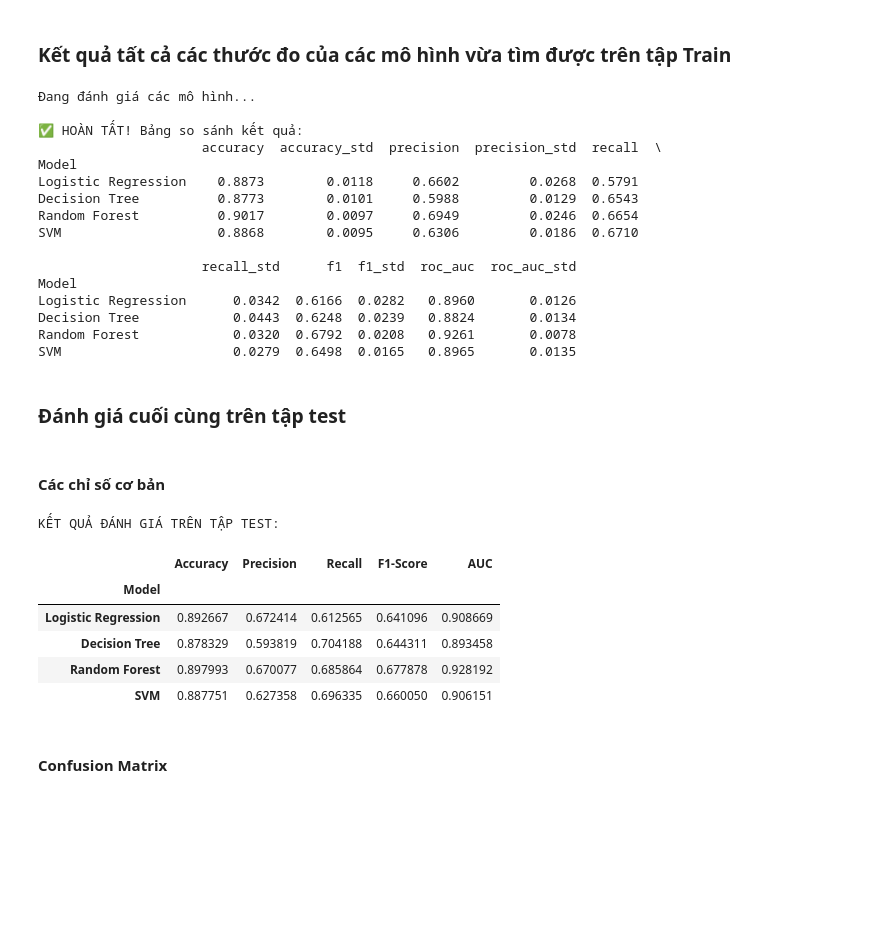
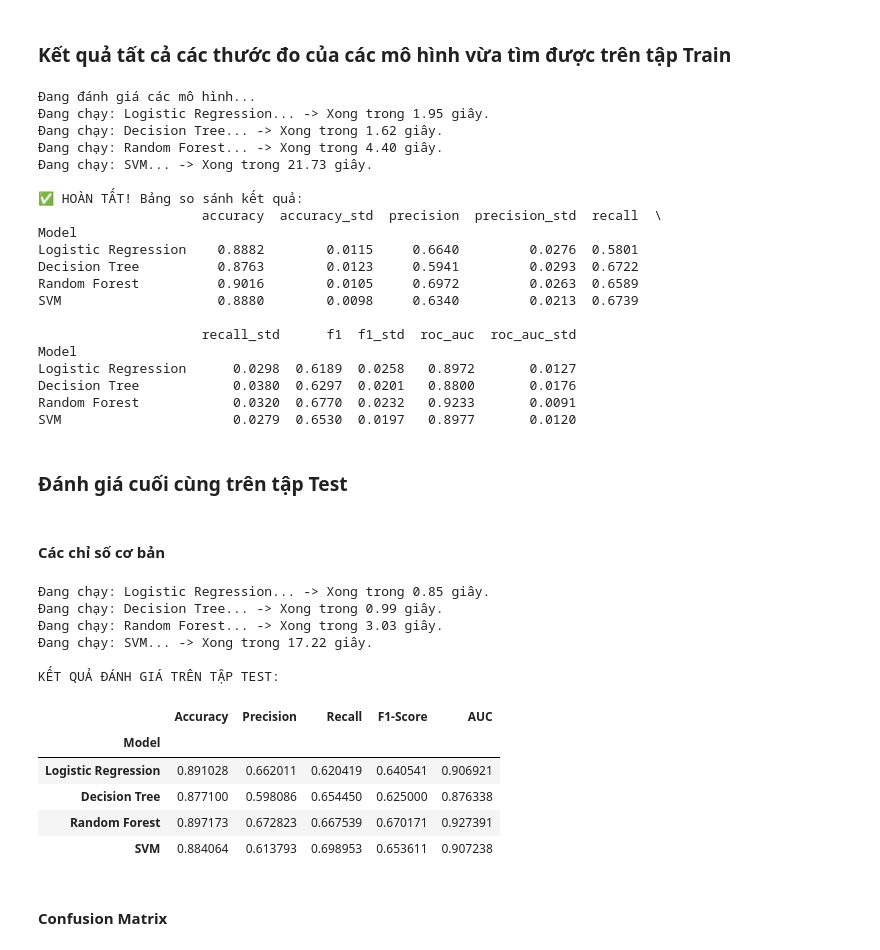
Before and after one commit to phnguyen-hub/11224830_Pham-Hanh-Nguyen, a Jupyter notebook: 11224830_Pham Hanh Nguyen.ipynb, the cells around one changed output. Drawn from its saved outputs; the diff is of its cells as text; code cells hidden in the pictures; blank space fills up the shorter version.

```diff
--- a/11224830_Pham Hanh Nguyen.ipynb
+++ b/11224830_Pham Hanh Nguyen.ipynb
@@ -271,6 +268,0 @@ Name: count, dtype: int64
-# %%
-# Tạo các biến thời gian trung bình trên mỗi trang Administrative, Informational, ProductRelated (TPP = Time Per Page)
-df.insert(loc=6, column='Product_TPP', value=np.where(df.ProductRelated_Duration==0,0, df.ProductRelated_Duration / df.ProductRelated).round(2))
-df.insert(loc=4, column='Informational_TPP', value=np.where(df.Informational_Duration==0,0, df.Informational_Duration / df.Informational).round(2))
-df.insert(loc=2, column='Administrative_TPP', value=np.where(df.Administrative_Duration==0,0, df.Administrative_Duration / df.Administrative).round(2))
-df.head()
@@ -285,9 +269,9 @@ df.head()
 # %%
 # Xác định danh sách các cột
 nominal_features = ["Month", "VisitorType", "Weekend", "OperatingSystems", "Browser", "Region", "TrafficType", "SpecialDay"]
-numeric_features = ["Administrative", "Administrative_Duration", "Administrative_TPP", "Informational",
-                    "Informational_Duration", "Informational_TPP", "ProductRelated", "ProductRelated_Duration",
-                    "Product_TPP", "BounceRates", "ExitRates", "PageValues"]
+numeric_features = ["Administrative", "Administrative_Duration", "Informational",
+                    "Informational_Duration", "ProductRelated", "ProductRelated_Duration",
+                    "BounceRates", "ExitRates", "PageValues"]
 
 print(len(nominal_features))
 print(len(numeric_features))
@@ -646,8 +627,8 @@ Fitting 5 folds for each of 24 candidates, totalling 120 fits
 # 1. Chuẩn bị danh sách các mô hình
 final_models = {
     'Logistic Regression': LogisticRegression(max_iter=2000, C=0.01, solver='liblinear', class_weight=None, random_state=42),
-    'Decision Tree': DecisionTreeClassifier(max_depth=10, min_samples_leaf=10, criterion='gini', random_state=42),
-    'Random Forest': RandomForestClassifier(n_estimators=200, min_samples_leaf=1, max_depth=20, criterion='entropy', random_state=42),
+    'Decision Tree': DecisionTreeClassifier(max_depth=10, min_samples_leaf=5, criterion='entropy', random_state=42),
+    'Random Forest': RandomForestClassifier(n_estimators=100, min_samples_leaf=5, max_depth=None, criterion='gini', random_state=42),
     'SVM': SVC(C=100, kernel='rbf', gamma='scale', probability=True, random_state=42)
 }
 
@@ -664,6 +645,11 @@ results_df = pd.DataFrame()
 print("Đang đánh giá các mô hình...")
 
 for name, model in final_models.items():
+    model_fresh = clone(model)
+    over_fresh = clone(over)
+    under_fresh = clone(under)
+    preprocessor_fresh = clone(preprocessor)
+
     pipe = Pipeline(steps=[
         ('preprocessor', preprocessor),
         ('oversample', over),
@@ -671,7 +657,16 @@ for name, model in final_models.items():
         ('model', model)
     ])
 
+    print(f"Đang chạy: {name}...", end=" ")
+
+    start_time = time.time() # Bấm giờ
+
     cv_results = cross_validate(pipe, X_train, y_train, cv=cv, scoring=scoring, n_jobs=-1)
+
+    end_time = time.time()
+    duration = end_time - start_time # Kết thúc bấm giờ
+
+    print(f"-> Xong trong {duration:.2f} giây.") # In thời gian chạy
 
     row_result = {'Model': name}
     for metric in scoring:
@@ -686,7 +681,7 @@ for name, model in final_models.items():
 
 print("\n✅ HOÀN TẤT! Bảng so sánh kết quả:")
 
-# 5. Hiển thị bảng kết quả (Sắp xếp theo F1-score giảm dần)
+# 5. Hiển thị bảng kết quả
 # Set index là tên Model
 final_table = results_df.set_index('Model')
 
@@ -701,23 +696,27 @@ for metric in scoring:
 print(final_table[display_cols].round(4))
 # %% [output]
 Đang đánh giá các mô hình...
+Đang chạy: Logistic Regression... -> Xong trong 1.95 giây.
+Đang chạy: Decision Tree... -> Xong trong 1.62 giây.
+Đang chạy: Random Forest... -> Xong trong 4.40 giây.
+Đang chạy: SVM... -> Xong trong 21.73 giây.
 
 ✅ HOÀN TẤT! Bảng so sánh kết quả:
                      accuracy  accuracy_std  precision  precision_std  recall  \
 Model
-Logistic Regression    0.8873        0.0118     0.6602         0.0268  0.5791
-Decision Tree          0.8773        0.0101     0.5988         0.0129  0.6543
-Random Forest          0.9017        0.0097     0.6949         0.0246  0.6654
-SVM                    0.8868        0.0095     0.6306         0.0186  0.6710
+Logistic Regression    0.8882        0.0115     0.6640         0.0276  0.5801
+Decision Tree          0.8763        0.0123     0.5941         0.0293  0.6722
+Random Forest          0.9016        0.0105     0.6972         0.0263  0.6589
+SVM                    0.8880        0.0098     0.6340         0.0213  0.6739
 
                      recall_std      f1  f1_std  roc_auc  roc_auc_std
 Model
-Logistic Regression      0.0342  0.6166  0.0282   0.8960       0.0126
-Decision Tree            0.0443  0.6248  0.0239   0.8824       0.0134
-Random Forest            0.0320  0.6792  0.0208   0.9261       0.0078
-SVM                      0.0279  0.6498  0.0165   0.8965       0.0135
+Logistic Regression      0.0298  0.6189  0.0258   0.8972       0.0127
+Decision Tree            0.0380  0.6297  0.0201   0.8800       0.0176
+Random Forest            0.0320  0.6770  0.0232   0.9233       0.0091
+SVM                      0.0279  0.6530  0.0197   0.8977       0.0120
 # %% [markdown]
-### Đánh giá cuối cùng trên tập test
+### Đánh giá cuối cùng trên tập Test
 # %% [markdown]
 #### Các chỉ số cơ bản
 # %%
@@ -734,37 +733,51 @@ for name, model in final_models.items():
         ('oversample', over),
         ('undersample', under),
         ('model', model)
     ])
 
+    print(f"Đang chạy: {name}...", end=" ")
+
+    start_time = time.time() # Bấm giờ
+
     pipe.fit(X_train, y_train)
 
     y_pred = pipe.predict(X_test)
 
     y_prob = pipe.predict_proba(X_test)[:, 1]
 
     res = {
         'Model': name,
         'Accuracy': accuracy_score(y_test, y_pred),
         'Precision': precision_score(y_test, y_pred),
         'Recall': recall_score(y_test, y_pred),
         'F1-Score': f1_score(y_test, y_pred),
         'AUC': roc_auc_score(y_test, y_prob)
     }
 
+    end_time = time.time()
+    duration = end_time - start_time # Kết thúc bấm giờ
+
+    print(f"-> Xong trong {duration:.2f} giây.") # In thời gian chạy
+
     results_test.append(res)
 
 df_test_results = pd.DataFrame(results_test).set_index('Model')
 
 print("\nKẾT QUẢ ĐÁNH GIÁ TRÊN TẬP TEST:")
 display(df_test_results)
 # %% [output]
+Đang chạy: Logistic Regression... -> Xong trong 0.85 giây.
+Đang chạy: Decision Tree... -> Xong trong 0.99 giây.
+Đang chạy: Random Forest... -> Xong trong 3.03 giây.
+Đang chạy: SVM... -> Xong trong 17.22 giây.
+
 KẾT QUẢ ĐÁNH GIÁ TRÊN TẬP TEST:
 |  | Accuracy | Precision | Recall | F1-Score | AUC |
 | Model |  |  |  |  |  |
-| Logistic Regression | 0.892667 | 0.672414 | 0.612565 | 0.641096 | 0.908669 |
-| Decision Tree | 0.878329 | 0.593819 | 0.704188 | 0.644311 | 0.893458 |
-| Random Forest | 0.897993 | 0.670077 | 0.685864 | 0.677878 | 0.928192 |
-| SVM | 0.887751 | 0.627358 | 0.696335 | 0.660050 | 0.906151 |
+| Logistic Regression | 0.891028 | 0.662011 | 0.620419 | 0.640541 | 0.906921 |
+| Decision Tree | 0.877100 | 0.598086 | 0.654450 | 0.625000 | 0.876338 |
+| Random Forest | 0.897173 | 0.672823 | 0.667539 | 0.670171 | 0.927391 |
+| SVM | 0.884064 | 0.613793 | 0.698953 | 0.653611 | 0.907238 |
 # %% [markdown]
 #### Confusion Matrix
 # %%
```
Also changed, not shown: parts of 11 cells of this notebook.
